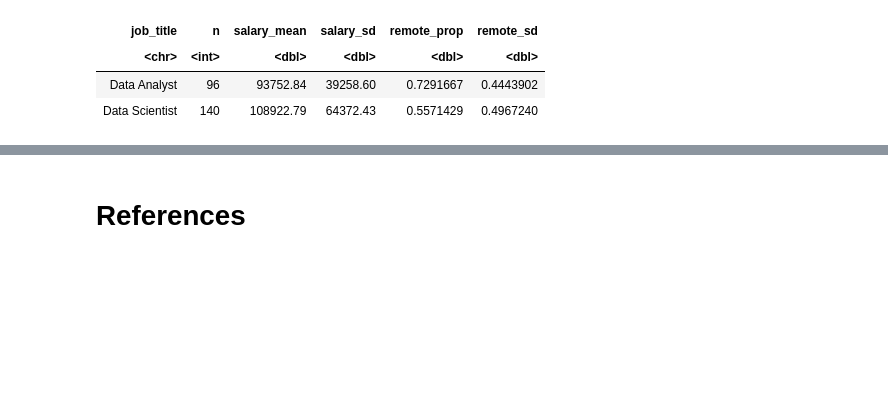
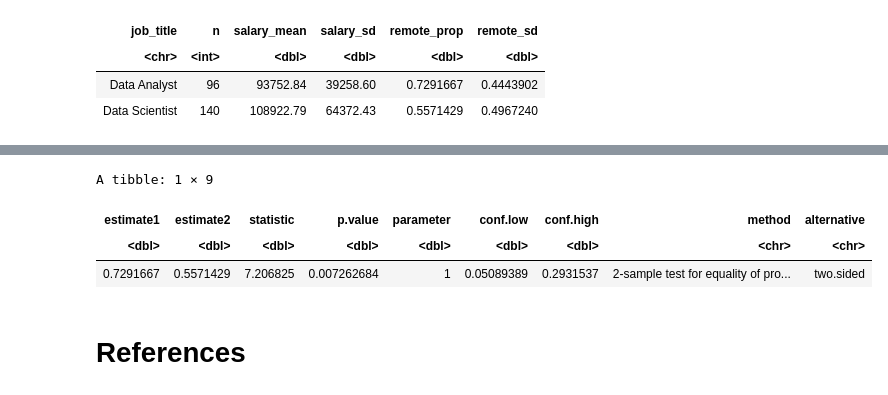
Before and after one commit to vindennt/stat-201-project-group-10, a Jupyter notebook: proposal (4).ipynb, the cells around one changed output, grey strips where cells are left out. Cells and saved outputs as stored; diff of their text form; code cells hidden in the pictures; blank space fills up the shorter version.

```diff
--- a/proposal (4).ipynb
+++ b/proposal (4).ipynb
@@ -535,18 +501,19 @@ ERROR: Error:
 # %%
-# answer3.4.4 <- tidy(
-#     prop.test(x = c(sum(high$contraceptive == "Yes"), sum(low$contraceptive == "Yes")), # an array with the number of successes in each sample
-#                   n = c(nrow(high),nrow(low)), # an array with the size of each sample
-#                   correct = FALSE))
+# for difference in proportions
 analyst_prop <- salaries_new %>%
         filter(job_title == "Data Analyst")
 scientist_prop <- salaries_new %>%
         filter(job_title == "Data Scientist")
-head(salaries_new)
 prop_test <- tidy(
-    prop.test(x = c(sum(analyst$remote_ratio == "remote"), sum(scientist$remote_ratio == "remote")),
+    prop.test(x = c(sum(analyst_prop$remote_ratio == "remote"), sum(scientist_prop$remote_ratio == "remote")),
               n = c(nrow(analyst_prop), nrow(scientist_prop)),
               correct = FALSE))
 prop_test
+# %% [output]
+A tibble: 1 × 9
+| estimate1 | estimate2 | statistic | p.value | parameter | conf.low | conf.high | method | alternative |
+| <dbl> | <dbl> | <dbl> | <dbl> | <dbl> | <dbl> | <dbl> | <chr> | <chr> |
+| 0.7291667 | 0.5571429 | 7.206825 | 0.007262684 | 1 | 0.05089389 | 0.2931537 | 2-sample test for equality of pro... | two.sided |
 # %% [markdown]
 # References
 # %% [markdown]
```
Also changed, not shown: parts of 6 cells of this notebook.
